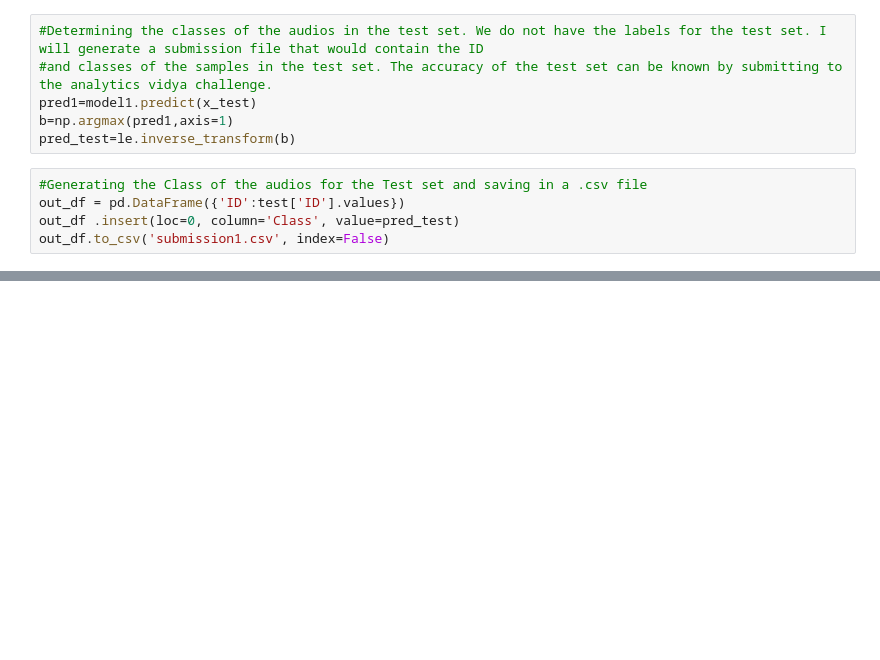
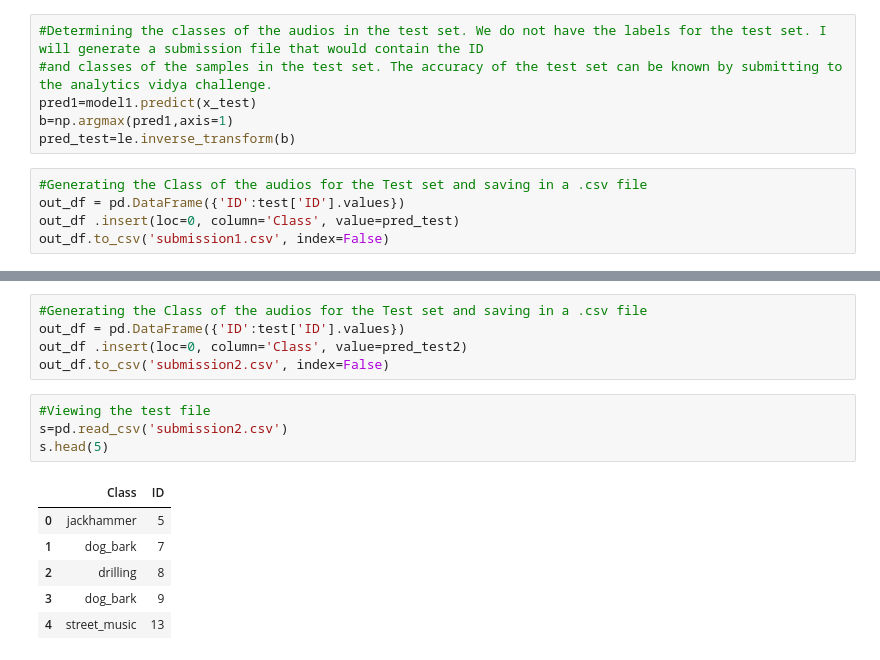
Before and after one commit to manashpratim/Urban-Sound-Classification, a Jupyter notebook: Urban_Sound_Classification.ipynb, the cells around one changed output, grey strips where cells are left out. Saved outputs shown, nothing was run; the diff lists cells and outputs as text; blank space fills up the shorter version.

```diff
--- a/Urban_Sound_Classification.ipynb
+++ b/Urban_Sound_Classification.ipynb
@@ -252,0 +424,16 @@ s.head(5)
+# %%
+#Generating the Class of the audios for the Test set and saving in a .csv file
+out_df = pd.DataFrame({'ID':test['ID'].values})
+out_df .insert(loc=0, column='Class', value=pred_test2)
+out_df.to_csv('submission2.csv', index=False)
+# %%
+#Viewing the test file
+s=pd.read_csv('submission2.csv')
+s.head(5)
+# %% [output]
+|  | Class | ID |
+| 0 | jackhammer | 5 |
+| 1 | dog_bark | 7 |
+| 2 | drilling | 8 |
+| 3 | dog_bark | 9 |
+| 4 | street_music | 13 |
```
Also changed, not shown: parts of 16 cells of this notebook.
